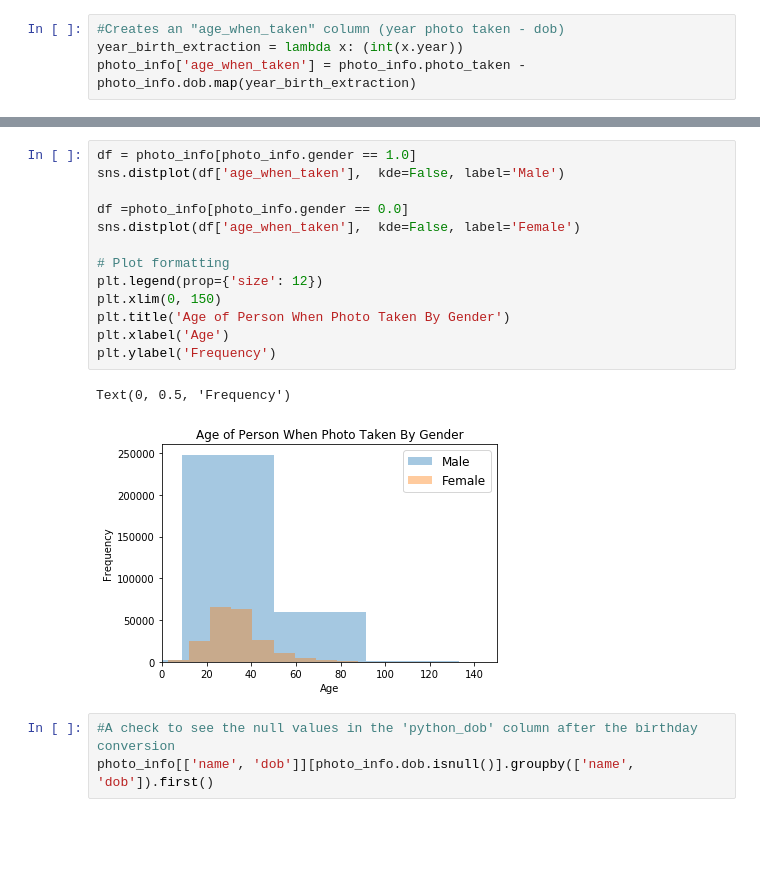
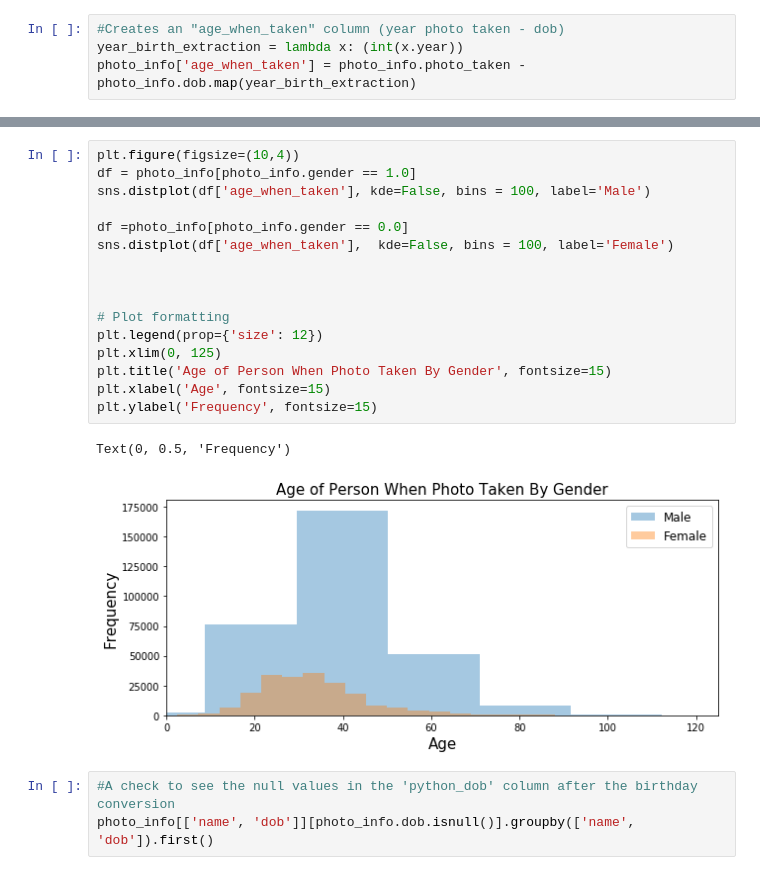
Before and after one commit to amitrani6/facial-recognition-system, a Jupyter notebook: EDA .ipynb, the cells around one changed output, grey strips where cells are left out. Cells and saved outputs as stored; diff of their text form; blank space fills up the shorter version.

```diff
--- a/EDA .ipynb
+++ b/EDA .ipynb
@@ -139,21 +140,24 @@ photo_info.head()
 | 3 | Fred Astaire | 1899-05-10 | 1.0 | 1968 | image_data/imdb_data/01/nm0000001... | [622.88550564 424.21750384 844.33... | 1.872117 | NaN | ... |
 | 4 | Fred Astaire | 1899-05-10 | 1.0 | 1968 | image_data/imdb_data/01/nm0000001... | [1013.85900236 233.88204221 1201.... | 1.158766 | NaN | ... |
 # %%
+plt.figure(figsize=(10,4))
 df = photo_info[photo_info.gender == 1.0]
-sns.distplot(df['age_when_taken'],  kde=False, label='Male')
+sns.distplot(df['age_when_taken'], kde=False, bins = 100, label='Male')
 
 df =photo_info[photo_info.gender == 0.0]
-sns.distplot(df['age_when_taken'],  kde=False, label='Female')
+sns.distplot(df['age_when_taken'],  kde=False, bins = 100, label='Female')
+
+
 
 # Plot formatting
 plt.legend(prop={'size': 12})
-plt.xlim(0, 150)
-plt.title('Age of Person When Photo Taken By Gender')
-plt.xlabel('Age')
-plt.ylabel('Frequency')
+plt.xlim(0, 125)
+plt.title('Age of Person When Photo Taken By Gender', fontsize=15)
+plt.xlabel('Age', fontsize=15)
+plt.ylabel('Frequency', fontsize=15)
 # %% [output]
 Text(0, 0.5, 'Frequency')
-[figure, old version]
+[figure, new version]
 # %%
 #A check to see the null values in the 'python_dob' column after the birthday conversion
 photo_info[['name', 'dob']][photo_info.dob.isnull()].groupby(['name', 'dob']).first()
```
Also changed, not shown: parts of 6 cells of this notebook, 15 other files.
